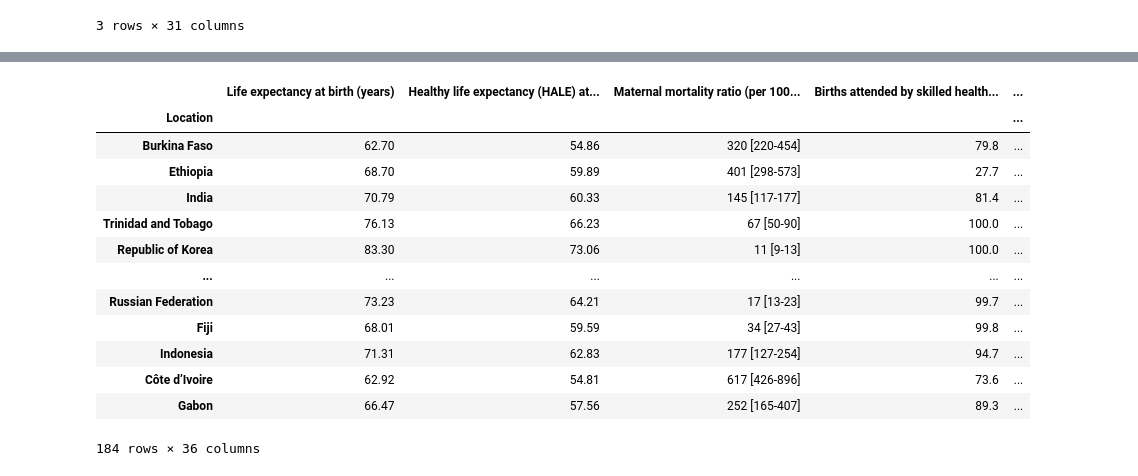
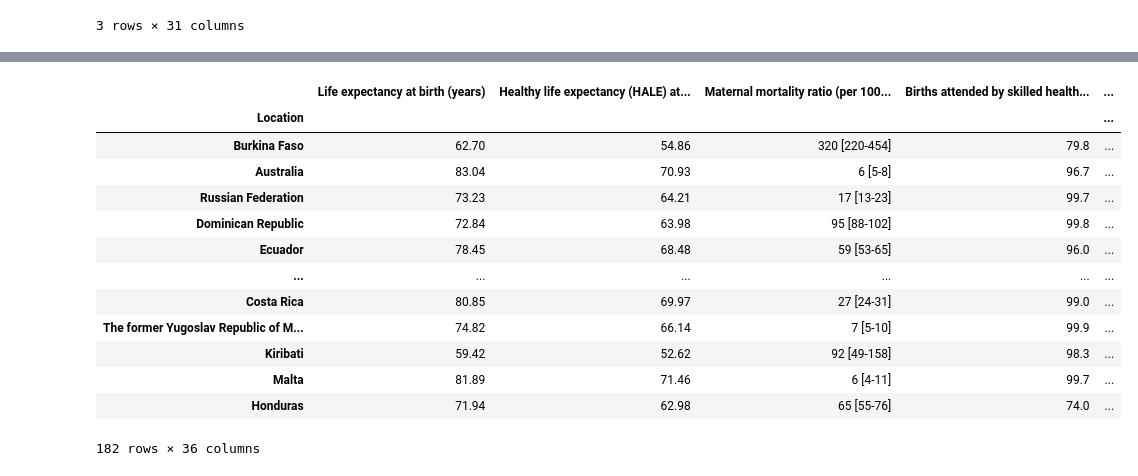
Before and after one commit to shaunyongfc/world-health-2020, a Jupyter notebook: Collated Data.ipynb, the cells around one changed output, grey strips where cells are left out. Saved outputs shown, nothing was run; the diff lists cells and outputs as text; code cells hidden in the pictures.

```diff
--- a/Collated Data.ipynb
+++ b/Collated Data.ipynb
@@ -49,17 +24,19 @@ dflatest[dflatest['Life expectancy at birth (years)'].isnull()]
-# %%
-dflatest.dropna(subset=['Life expectancy at birth (years)'])
-# %% [output]
-|  | Life expectancy at birth (years) | Healthy life expectancy (HALE) at... | Maternal mortality ratio (per 100... | Births attended by skilled health... | ... |
-| Location |  |  |  |  | ... |
-| Burkina Faso | 62.70 | 54.86 | 320 [220-454] | 79.8 | ... |
-| Ethiopia | 68.70 | 59.89 | 401 [298-573] | 27.7 | ... |
-| India | 70.79 | 60.33 | 145 [117-177] | 81.4 | ... |
-| Trinidad and Tobago | 76.13 | 66.23 | 67 [50-90] | 100.0 | ... |
-| Republic of Korea | 83.30 | 73.06 | 11 [9-13] | 100.0 | ... |
-| ... | ... | ... | ... | ... | ... |
-| Russian Federation | 73.23 | 64.21 | 17 [13-23] | 99.7 | ... |
-| Fiji | 68.01 | 59.59 | 34 [27-43] | 99.8 | ... |
-| Indonesia | 71.31 | 62.83 | 177 [127-254] | 94.7 | ... |
-| Côte d’Ivoire | 62.92 | 54.81 | 617 [426-896] | 73.6 | ... |
-| Gabon | 66.47 | 57.56 | 252 [165-407] | 89.3 | ... |
-184 rows × 36 columns
+# %%
+dflatest = my_utils.collate_latest()
+dffiltered = dflatest[dflatest.isna().sum(axis=1) < 10]
+dffiltered
+# %% [output]
+|  | Life expectancy at birth (years) | Healthy life expectancy (HALE) at... | Maternal mortality ratio (per 100... | Births attended by skilled health... | ... |
+| Location |  |  |  |  | ... |
+| Burkina Faso | 62.70 | 54.86 | 320 [220-454] | 79.8 | ... |
+| Australia | 83.04 | 70.93 | 6 [5-8] | 96.7 | ... |
+| Russian Federation | 73.23 | 64.21 | 17 [13-23] | 99.7 | ... |
+| Dominican Republic | 72.84 | 63.98 | 95 [88-102] | 99.8 | ... |
+| Ecuador | 78.45 | 68.48 | 59 [53-65] | 96.0 | ... |
+| ... | ... | ... | ... | ... | ... |
+| Costa Rica | 80.85 | 69.97 | 27 [24-31] | 99.0 | ... |
+| The former Yugoslav Republic of M... | 74.82 | 66.14 | 7 [5-10] | 99.9 | ... |
+| Kiribati | 59.42 | 52.62 | 92 [49-158] | 98.3 | ... |
+| Malta | 81.89 | 71.46 | 6 [4-11] | 99.7 | ... |
+| Honduras | 71.94 | 62.98 | 65 [55-76] | 74.0 | ... |
+182 rows × 36 columns
```
Also changed, not shown: parts of 6 cells of this notebook, 3 other files.
